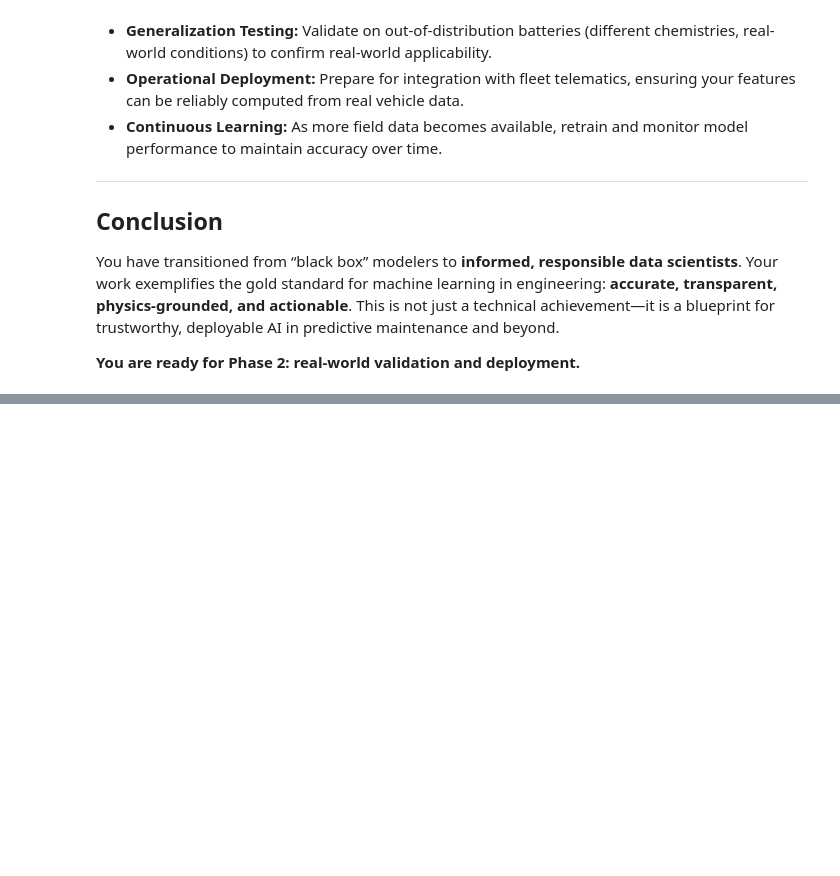
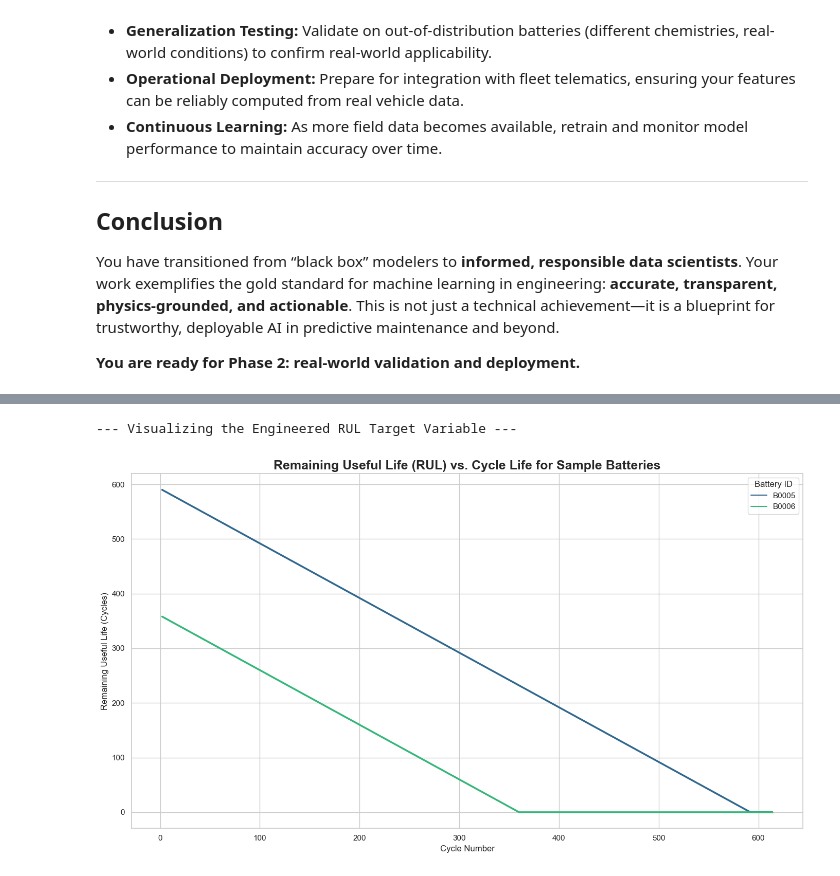
Before and after one commit to Jai-Kumar786/EV_Predictive_Maintenance, a Jupyter notebook: notebooks/02_model_building.ipynb, the cells around one changed output, grey strips where cells are left out. Saved outputs shown, nothing was run; the diff lists cells and outputs as text; code cells hidden in the pictures; blank space fills up the shorter version.

```diff
--- a/notebooks/02_model_building.ipynb
+++ b/notebooks/02_model_building.ipynb
@@ -1904,0 +2574,30 @@ You have transitioned from “black box” modelers to **informed, responsible d
+# %%
+import matplotlib.pyplot as plt
+import seaborn as sns
+import pandas as pd
+
+print("--- Visualizing the Engineered RUL Target Variable ---")
+
+# --- Data Preparation ---
+# To avoid a cluttered plot, we'll select a few sample batteries to display.
+sample_batteries = ['B0005', 'B0006', 'B0007', 'B0018']
+plot_df = nasa_df_with_rul[nasa_df_with_rul['battery_id'].isin(sample_batteries)]
+
+# --- Visualization ---
+plt.figure(figsize=(14, 8))
+sns.set_theme(style="whitegrid")
+
+# Create a line plot for each battery
+ax = sns.lineplot(data=plot_df, x='cycle', y='RUL', hue='battery_id', palette='viridis', linewidth=2.5)
+
+# Add titles and labels for clarity
+ax.set_title('Remaining Useful Life (RUL) vs. Cycle Life for Sample Batteries', fontsize=18, fontweight='bold')
+ax.set_xlabel('Cycle Number', fontsize=12)
+ax.set_ylabel('Remaining Useful Life (Cycles)', fontsize=12)
+ax.legend(title='Battery ID')
+
+plt.tight_layout()
+plt.show()
+# %% [output]
+--- Visualizing the Engineered RUL Target Variable ---
+[figure, added]
```
Also changed, not shown: parts of 28 cells of this notebook, 1 other file.
